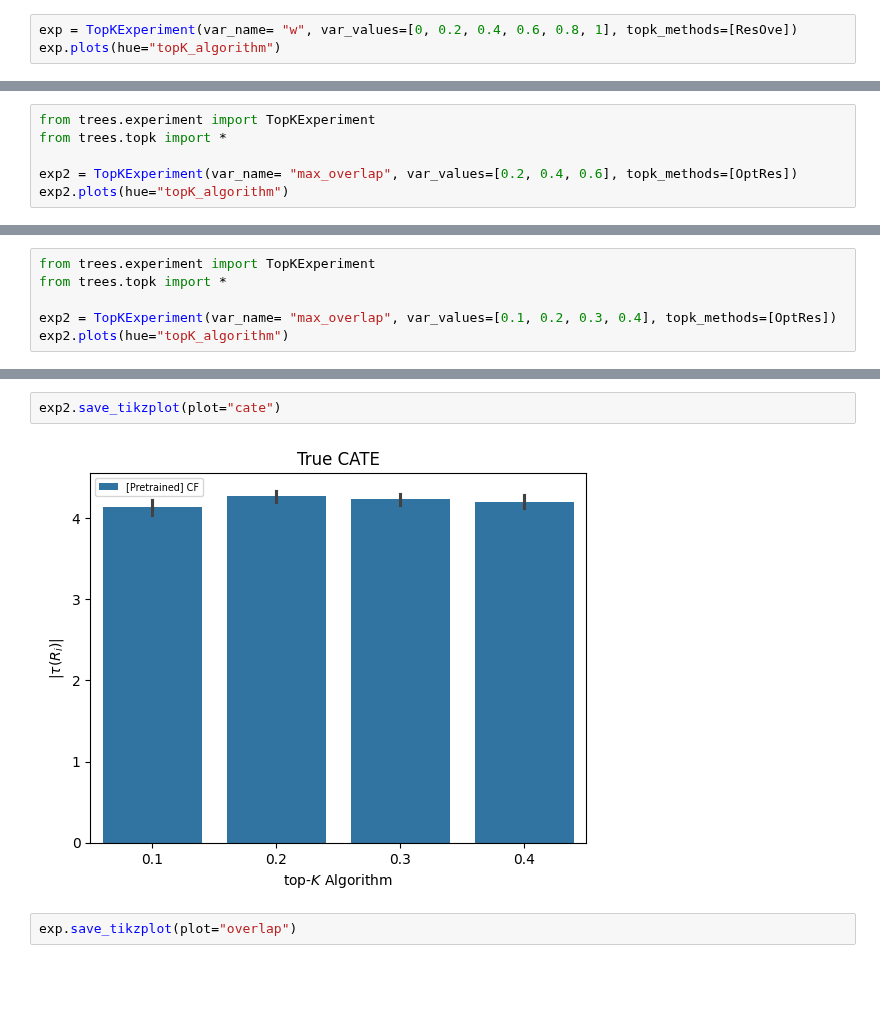
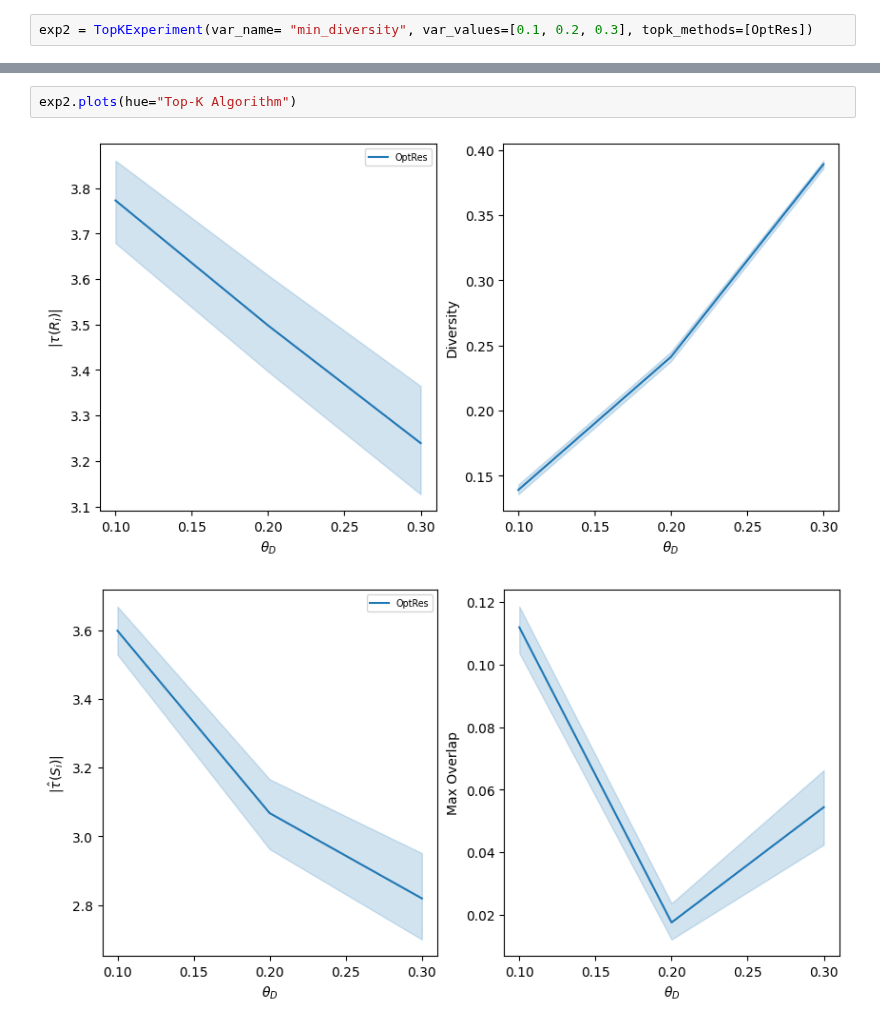
Before and after one commit to antonismand/Query-Driven-Data-Exploration-with-Heterogeneous-Treatment-Effects, a Jupyter notebook: experiments/topk_params.ipynb, the cells around one changed output, grey strips where cells are left out. Saved outputs shown, nothing was run; the diff lists cells and outputs as text; blank space fills up the shorter version.

Commit message:
improve plotting functions; update topk algorithms to include diversity

```diff
--- a/experiments/topk_params.ipynb
+++ b/experiments/topk_params.ipynb
@@ -6,3 +38,2 @@ from trees.topk import *
 # %%
-exp = TopKExperiment(var_name= "w", var_values=[0, 0.2, 0.4, 0.6, 0.8, 1], topk_methods=[ResOve])
-exp.plots(hue="topK_algorithm")
+exp2 = TopKExperiment(var_name= "min_diversity", var_values=[0.1, 0.2, 0.3], topk_methods=[OptRes])
@@ -38,6 +39,0 @@ exp.save_tikzplot(plot="overlap")
-# %%
-from trees.experiment import TopKExperiment
-from trees.topk import *
-
-exp2 = TopKExperiment(var_name= "max_overlap", var_values=[0.2, 0.4, 0.6], topk_methods=[OptRes])
-exp2.plots(hue="topK_algorithm")
@@ -50,6 +39,0 @@ exp2.plots(hue="topK_algorithm")
-# %%
-from trees.experiment import TopKExperiment
-from trees.topk import *
-
-exp2 = TopKExperiment(var_name= "max_overlap", var_values=[0.1, 0.2, 0.3, 0.4], topk_methods=[OptRes])
-exp2.plots(hue="topK_algorithm")
@@ -62,6 +40,5 @@ exp2.plots(hue="topK_algorithm")
-# %%
-exp2.save_tikzplot(plot="cate")
-# %% [output]
-[figure, removed]
-# %%
-exp.save_tikzplot(plot="overlap")
+# %%
+exp2.plots(hue="Top-K Algorithm")
+# %% [output]
+[figure, added]
+[figure, added]
```
Also changed, not shown: parts of 19 cells of this notebook, 5 other files.
